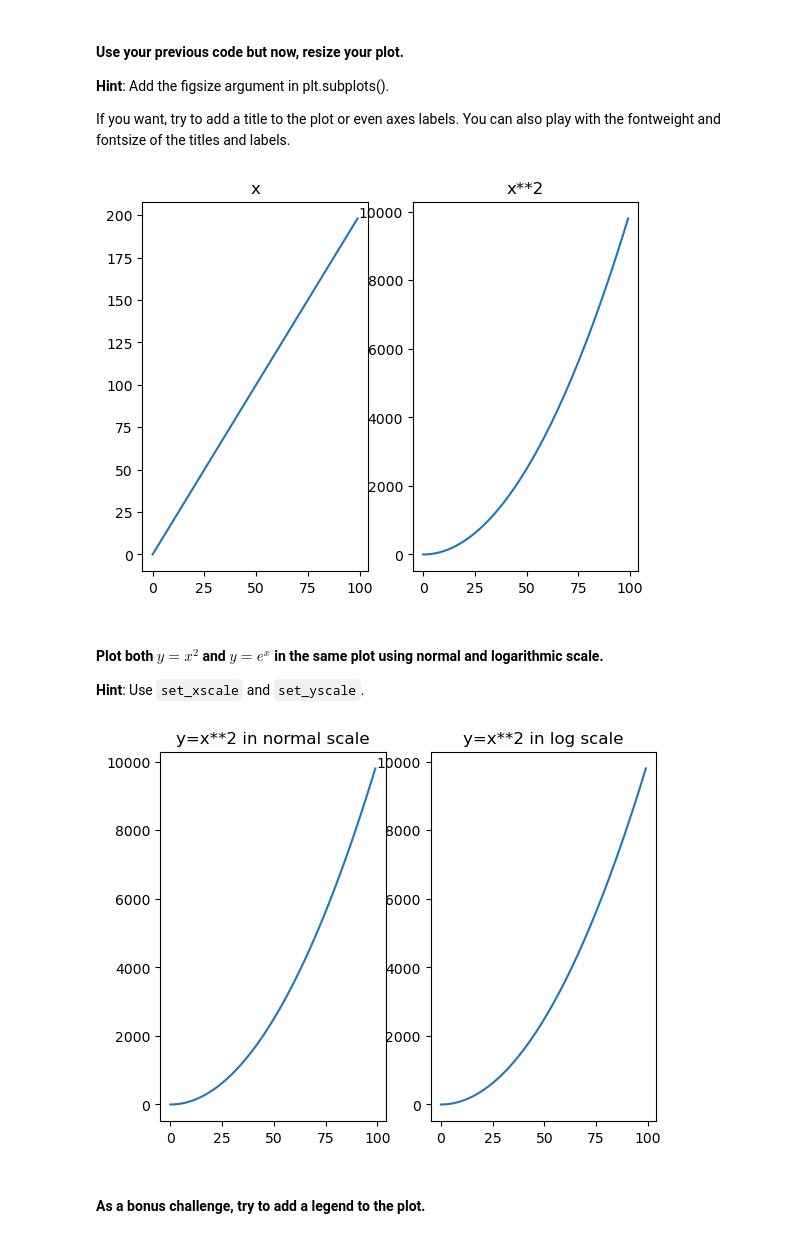
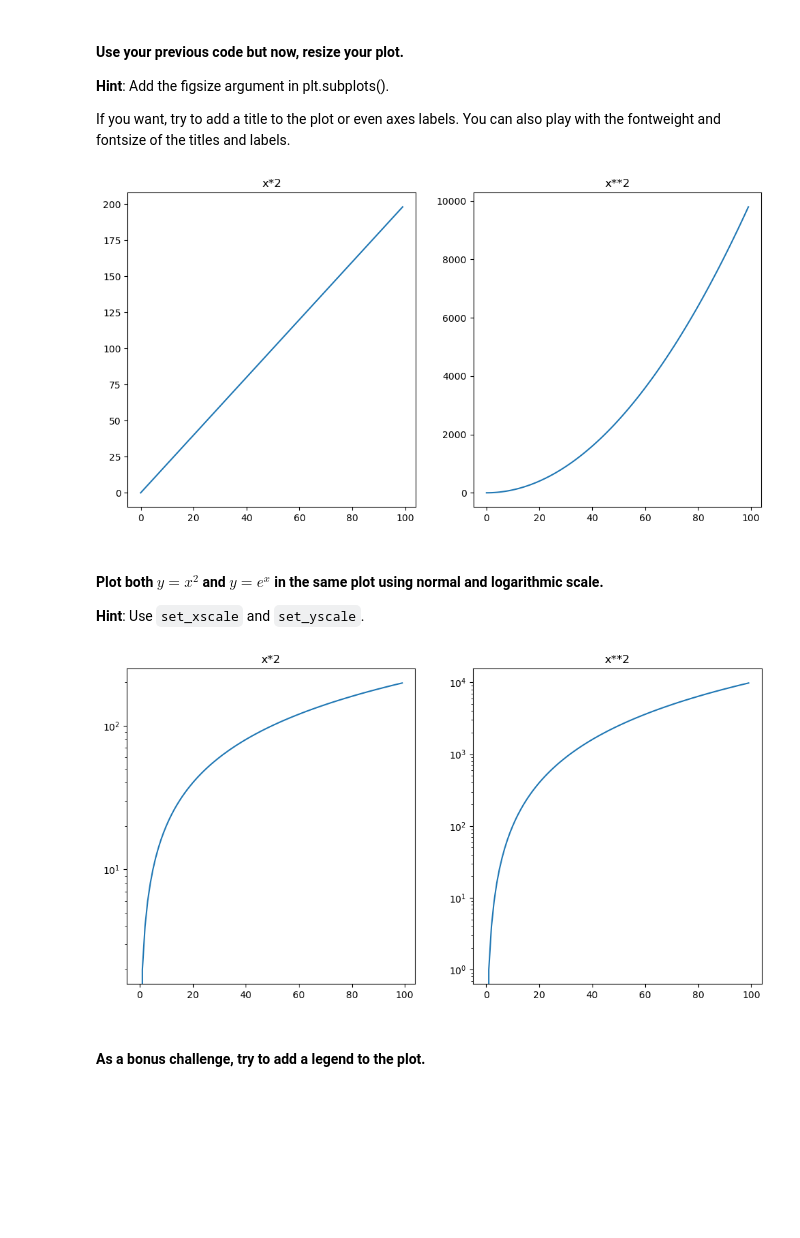
Before and after one commit to JeremDasilva/lab-matplotlib-seaborn, a Jupyter notebook: your-code/main.ipynb, the cells around one changed output. Saved outputs shown, nothing was run; the diff lists cells and outputs as text; code cells hidden in the pictures; blank space fills up the shorter version.

```diff
--- a/your-code/main.ipynb
+++ b/your-code/main.ipynb
@@ -61,33 +63,40 @@ plt.show()
 If you want, try to add a title to the plot or even axes labels. You can also play with the fontweight and fontsize of the titles and labels.
 # %%
 # your code here
+make_subplots(rows=1, cols=2)
+plt.figure(figsize = (12,6))
 plt.subplot(1, 2, 1)
 plt.plot(x,y)
-plt.title('x')
+plt.title('x*2')
 
 plt.subplot(1, 2, 2)
 plt.plot(x,z)
 plt.title('x**2')
 
 plt.show()
 # %% [output]
-[figure, old version]
+[figure, new version]
 # %% [markdown]
 #### Plot both $y=x^2$ and $y=e^x$ in the same plot using normal and logarithmic scale.
 **Hint**: Use `set_xscale` and `set_yscale`.
 # %%
 # your code here
+make_subplots(rows=2, cols=2)
+
+plt.figure(figsize = (12,6))
 plt.subplot(1, 2, 1)
-plt.plot(x,x**2)
-plt.title('y=x**2 in normal scale')
+plt.plot(x,y)
+plt.yscale('log')
+plt.title('x*2')
 
 plt.subplot(1, 2, 2)
-plt.plot(x,x**2)
-plt.title('y=x**2 in log scale')
+plt.plot(x,z)
+plt.yscale('log')
+plt.title('x**2')
 
 plt.show()
 # %% [output]
-[figure, old version]
+[figure, new version]
 # %% [markdown]
 #### As a bonus challenge, try to add a legend to the plot.
 # %%
```
Also changed, not shown: parts of 17 cells of this notebook.
